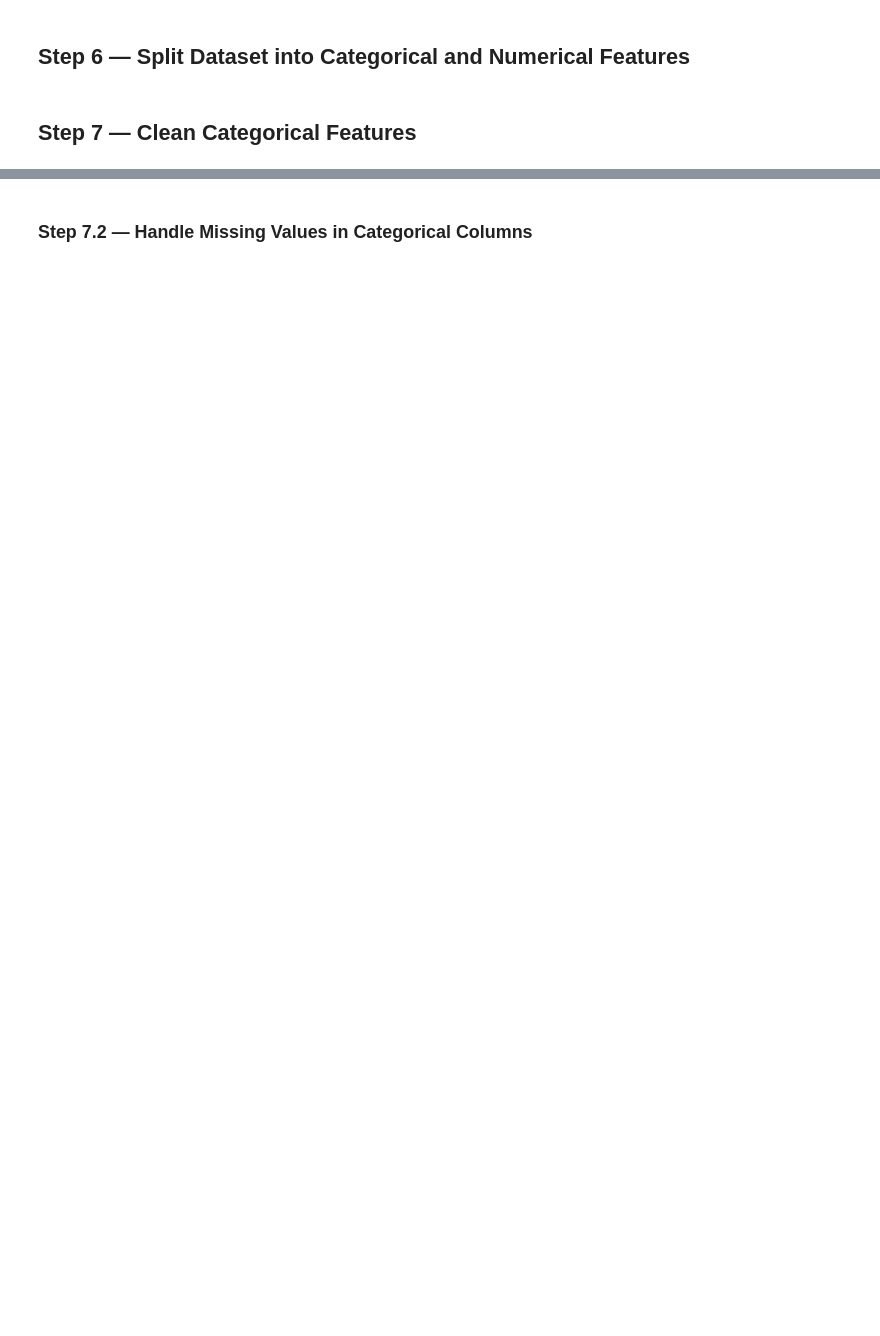
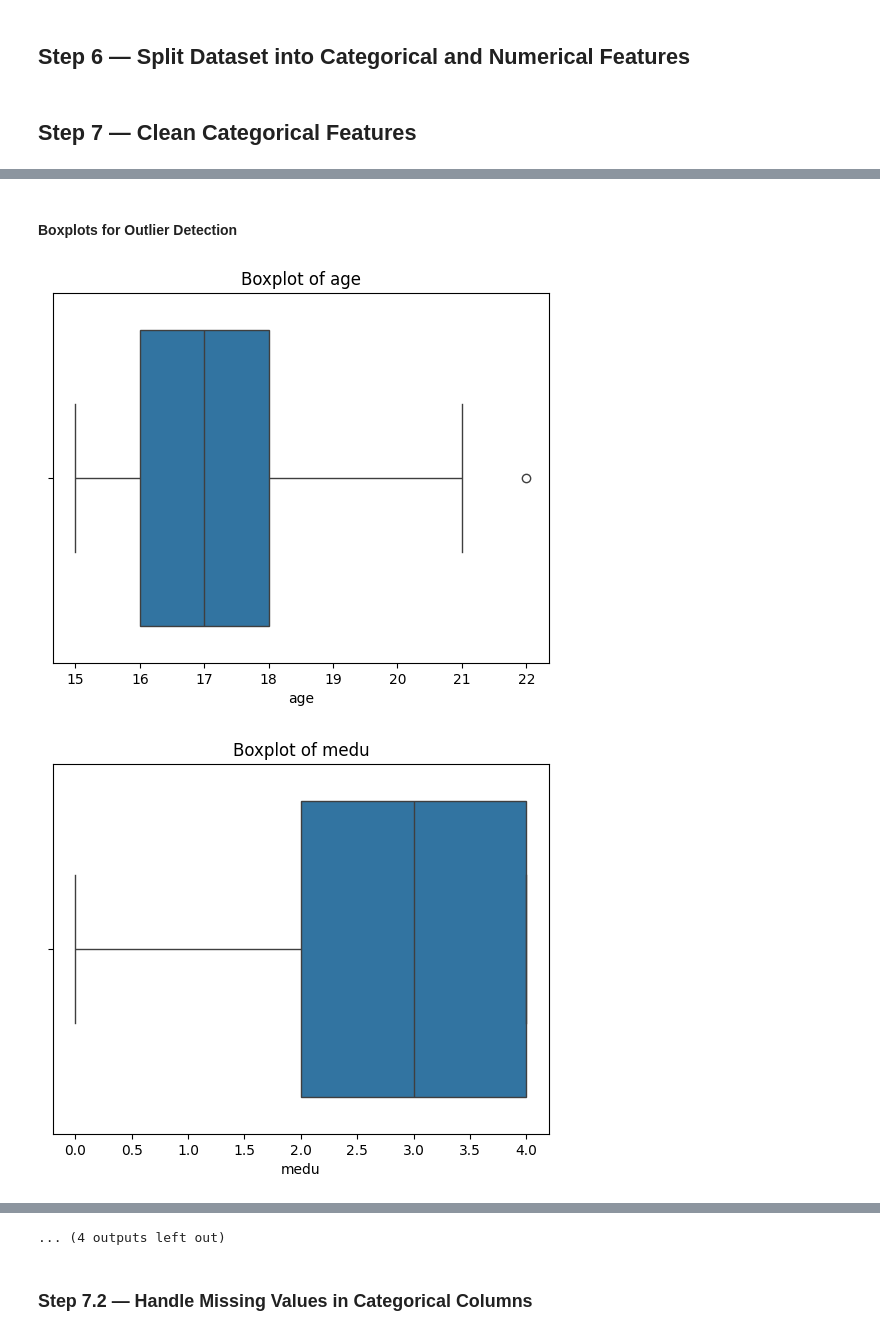
Before and after one commit to ruscobby/MikeWheeler, a Jupyter notebook: notebooks/01_data_cleaning_isailton.ipynb, the cells around one changed output, grey strips where cells are left out. Drawn from its saved outputs; the diff is of its cells as text; code cells hidden in the pictures; blank space fills up the shorter version.

```diff
--- a/notebooks/01_data_cleaning_isailton.ipynb
+++ b/notebooks/01_data_cleaning_isailton.ipynb
@@ -122,3 +266,16 @@ for col in categorical_cols:
 
 # Explanation:
 # - This step is a basic EDA technique to understand categorical distributions.
+# %% [markdown]
+#### Boxplots for Outlier Detection
+# %%
+# Step 7.1 Boxplots to check for outliers
+
+for col in numerical_cols:
+    plt.figure()
+    sns.boxplot(x=df[col])
+    plt.title(f"Boxplot of {col}")
+    plt.show()
+# %% [output]
+[figure, added]
+[figure, added]
@@ -125,2 +292,3 @@ for col in categorical_cols:
+... (4 outputs left out)
 # %% [markdown]
 ### Step 7.2 — Handle Missing Values in Categorical Columns
```
Also changed, not shown: parts of 107 cells of this notebook.
